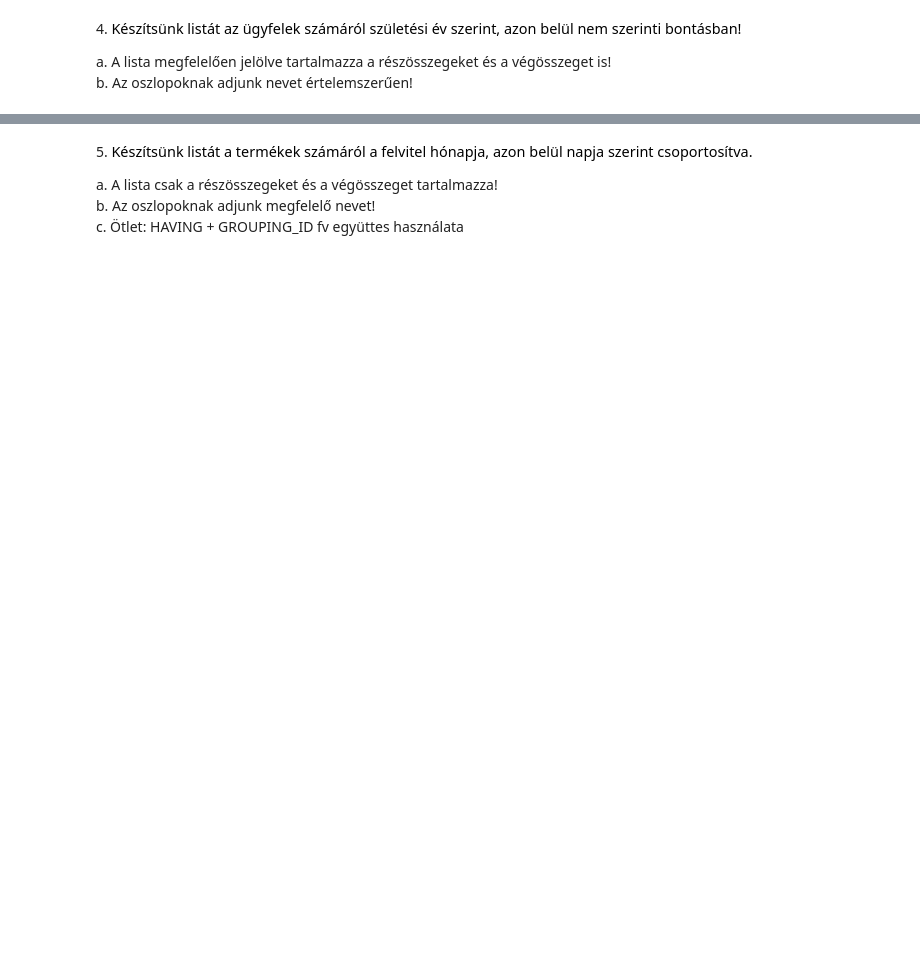
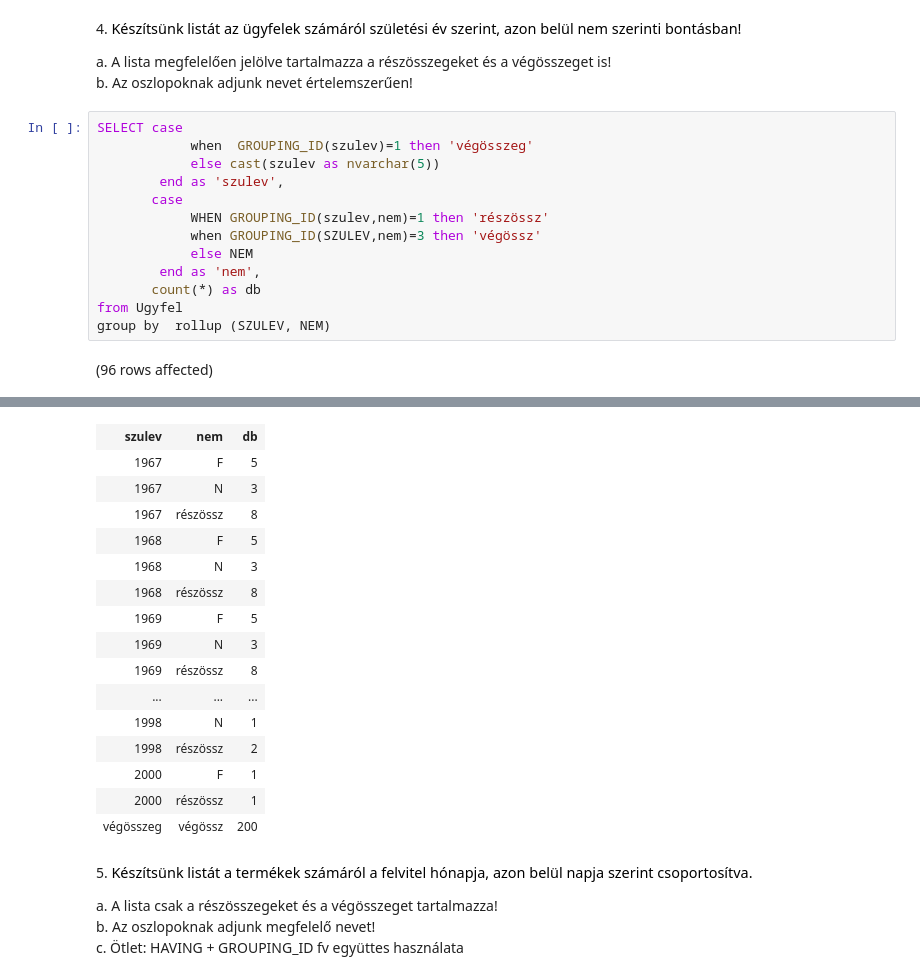
Before and after one commit to rttjnk/adatbazis, a Jupyter notebook: gyakorlat04_feladatok.ipynb, the cells around one changed output, grey strips where cells are left out. Saved outputs shown, nothing was run; the diff lists cells and outputs as text; blank space fills up the shorter version.

```diff
--- a/gyakorlat04_feladatok.ipynb
+++ b/gyakorlat04_feladatok.ipynb
@@ -103,3 +176,18 @@ Total execution time: 00:00:00.012
 
 a. A lista megfelelően jelölve tartalmazza a részösszegeket és a végösszeget is!
 b. Az oszlopoknak adjunk nevet értelemszerűen!
+# %%
+SELECT case
+            when  GROUPING_ID(szulev)=1 then 'végösszeg'
+            else cast(szulev as nvarchar(5))
+        end as 'szulev',
+       case
+            WHEN GROUPING_ID(szulev,nem)=1 then 'részössz'
+            when GROUPING_ID(SZULEV,nem)=3 then 'végössz'
+            else NEM
+        end as 'nem',
+       count(*) as db
+from Ugyfel
+group by  rollup (SZULEV, NEM)
+# %% [output]
+(96 rows affected)
@@ -106,3 +195,19 @@ b. Az oszlopoknak adjunk nevet értelemszerűen!
+| szulev | nem | db |
+| 1967 | F | 5 |
+| 1967 | N | 3 |
+| 1967 | részössz | 8 |
+| 1968 | F | 5 |
+| 1968 | N | 3 |
+| 1968 | részössz | 8 |
+| 1969 | F | 5 |
+| 1969 | N | 3 |
+| 1969 | részössz | 8 |
+| ... | ... | ... |
+| 1998 | N | 1 |
+| 1998 | részössz | 2 |
+| 2000 | F | 1 |
+| 2000 | részössz | 1 |
+| végösszeg | végössz | 200 |
 # %% [markdown]
 5. <span style="background-color: rgb(255, 255, 255); color: rgb(0, 0, 0); font-family: &quot;Open Sans&quot;, sans-serif; font-size: 14.44px;">Készítsünk listát a termékek számáról a felvitel hónapja, azon belül napja szerint csoportosítva.&nbsp;</span>
 
```
Also changed, not shown: parts of 6 cells of this notebook, 1 other file.
